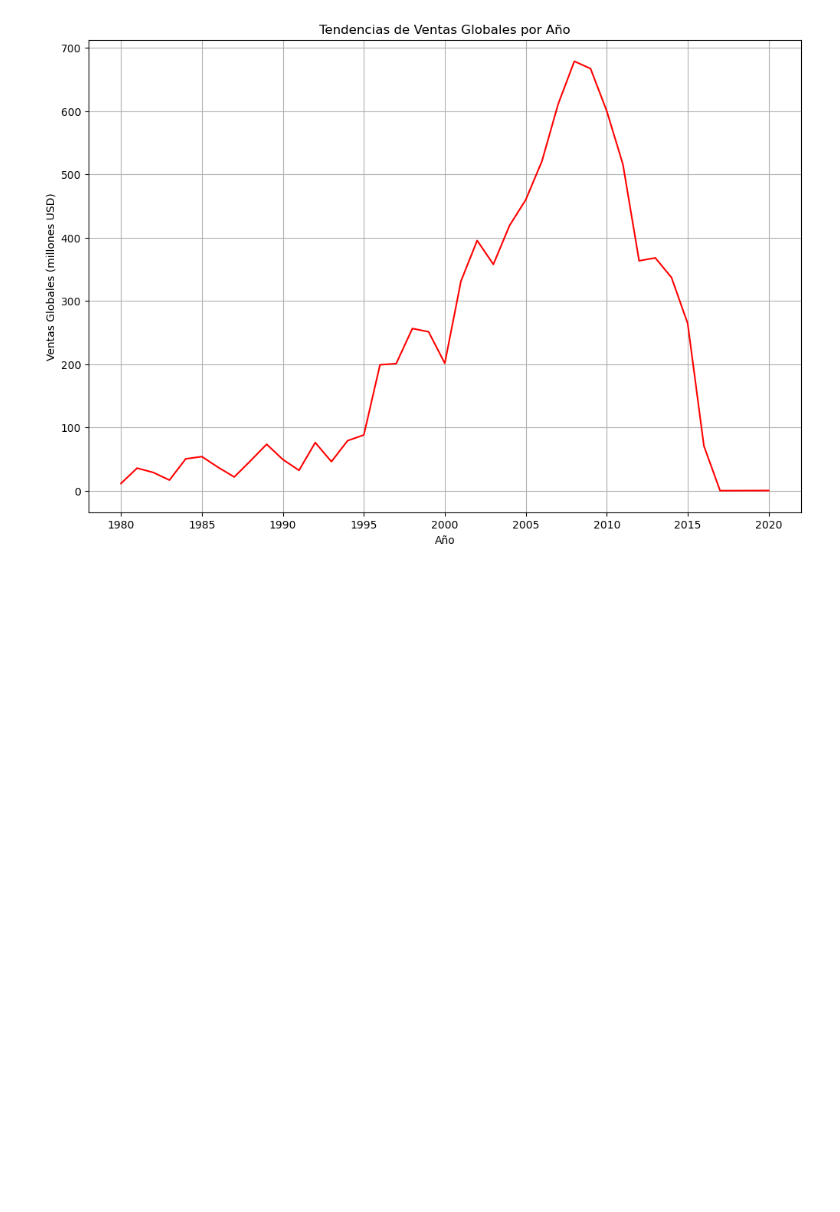
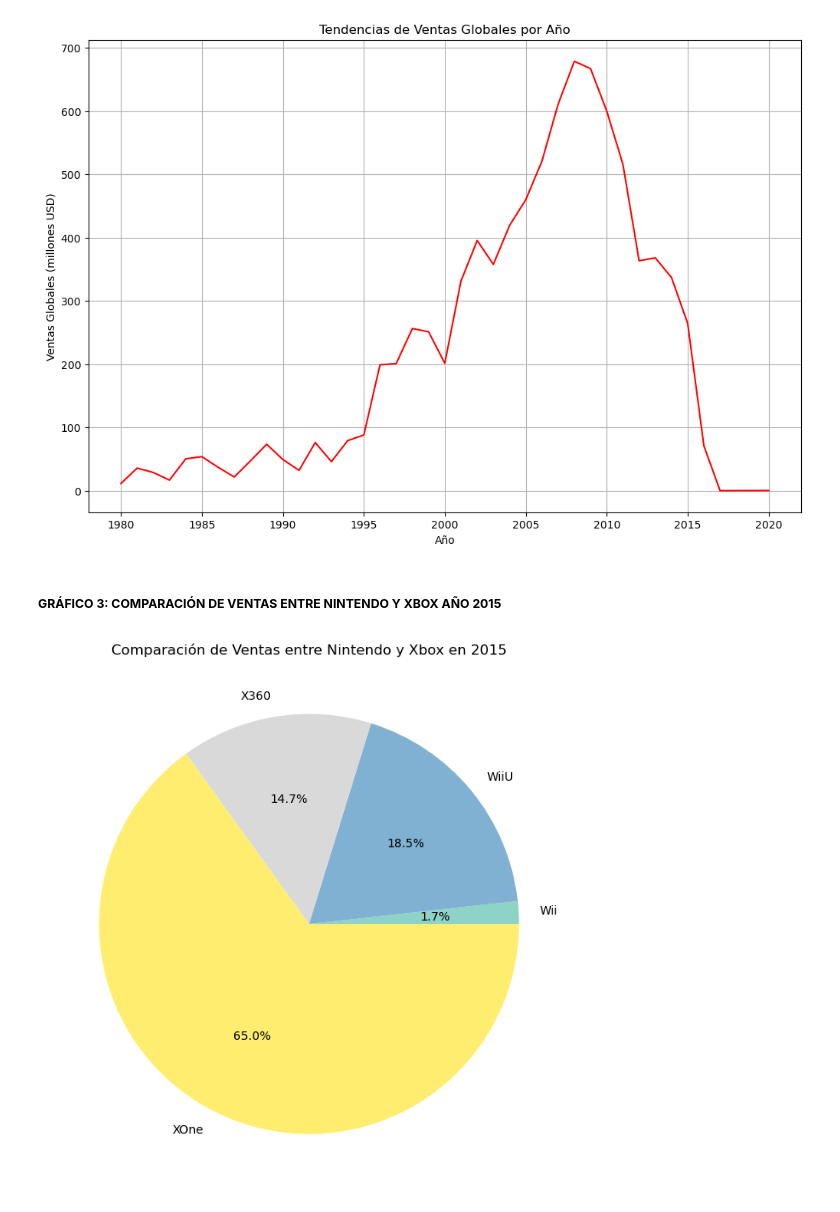
Before and after one commit to Vikktor93/proyecto-final-python-datascience, a Jupyter notebook: 003_visualizacion.ipynb, the cells around one changed output. Drawn from its saved outputs; the diff is of its cells as text; code cells hidden in the pictures; blank space fills up the shorter version.

Commit message:
Se agrega el Gráfico N°3 respecto a la comparación de ventas entre Nintendo y Xbox año 2015 en sus diferentes plataformas

```diff
--- a/003_visualizacion.ipynb
+++ b/003_visualizacion.ipynb
@@ -35,3 +35,24 @@ plt.grid(True)
 plt.show()
 # %% [output]
 [figure]
+# %% [markdown]
+##### **GRÁFICO 3: COMPARACIÓN DE VENTAS ENTRE NINTENDO Y XBOX AÑO 2015**
+# %%
+year = 2015
+df_year = df[df['Year'] == year]
+
+# Filtrando solo Nintendo y Xbox
+platforms = ['Wii', 'NES', 'GB', 'GBA', 'N64', 'GC', 'WiiU', 'Switch', 'XB', 'X360', 'XOne', 'XSX']
+df_nintendo_xbox = df_year[df_year['Platform'].isin(platforms)]
+
+# Se agrupa por plataforma y se suma las ventas globales
+ventas_por_plataforma = df_nintendo_xbox.groupby('Platform')['Global_Sales'].sum()
+
+# Gráfico Torta
+plt.figure(figsize=(8, 8))
+ventas_por_plataforma.plot(kind='pie', autopct='%1.1f%%', colormap='Set3')
+plt.title(f'Comparación de Ventas entre Nintendo y Xbox en {year}')
+plt.ylabel('')
+plt.show()
+# %% [output]
+[figure, added]
```
